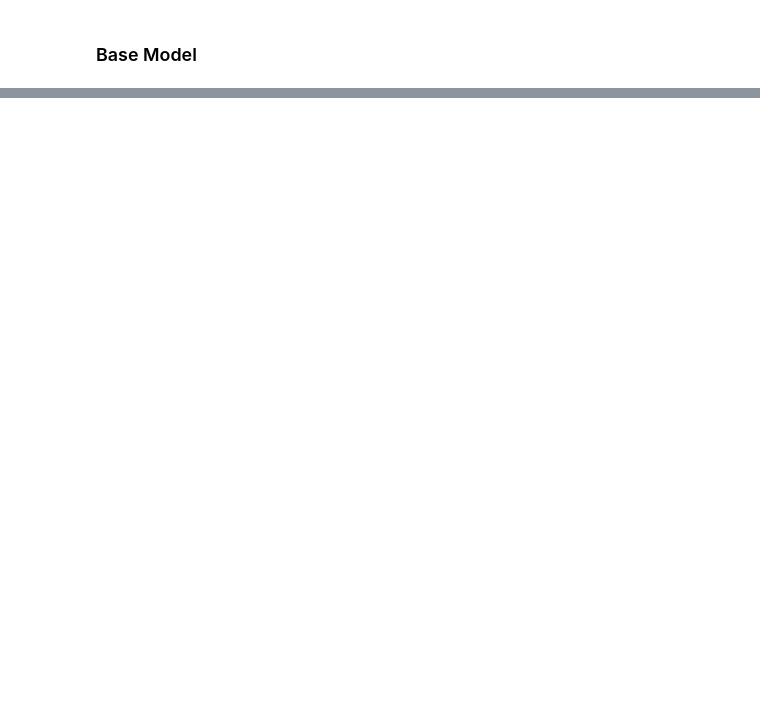
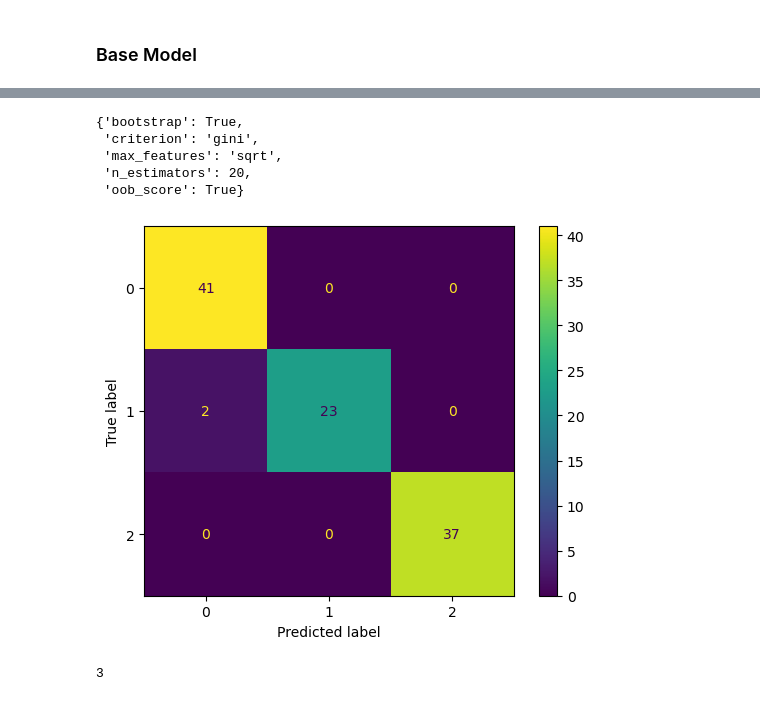
Before and after one commit to Emekaiscoding/ML_progress, a Jupyter notebook: random_forest_classifier.ipynb, the cells around one changed output, grey strips where cells are left out. Saved outputs shown, nothing was run; the diff lists cells and outputs as text; code cells hidden in the pictures; blank space fills up the shorter version.

```diff
--- a/random_forest_classifier.ipynb
+++ b/random_forest_classifier.ipynb
@@ -236,0 +299,4 @@ memory usage: 29.5+ KB
+# %%
+grid = GridSearchCV(rfc_2, param_grid)
+# %%
+grid.fit(X_train, y_train)
@@ -236,0 +328,21 @@ memory usage: 29.5+ KB
+# %%
+grid.best_params_
+# %% [output]
+{'bootstrap': True,
+ 'criterion': 'gini',
+ 'max_features': 'sqrt',
+ 'n_estimators': 20,
+ 'oob_score': True}
+# %%
+grid_preds = grid.predict(X_test)
+# %%
+cm_2 = confusion_matrix(y_test,grid_preds)
+# %%
+disp_2 = ConfusionMatrixDisplay(confusion_matrix = cm_2)
+disp_2.plot();
+# %% [output]
+[figure, added]
+# %%
+y.nunique()
+# %% [output]
+3
```
Also changed, not shown: parts of 27 cells of this notebook, 3 other files.
